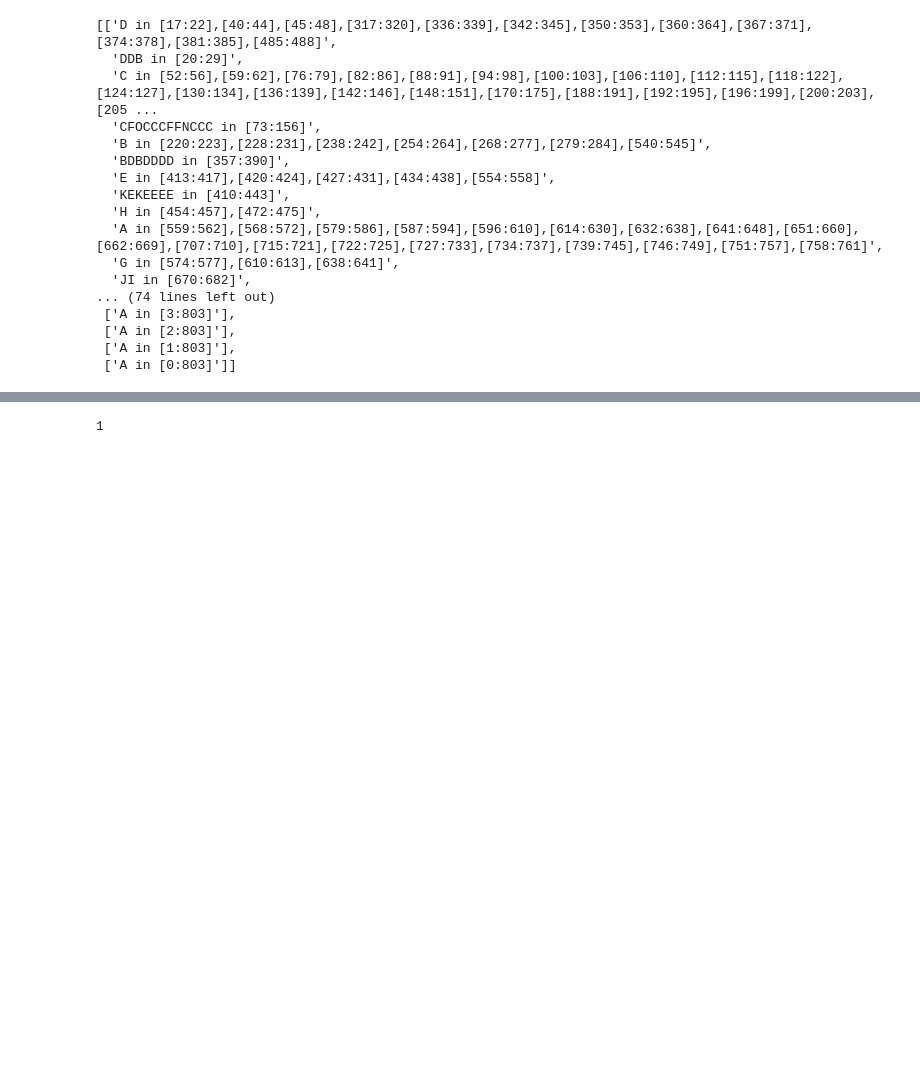
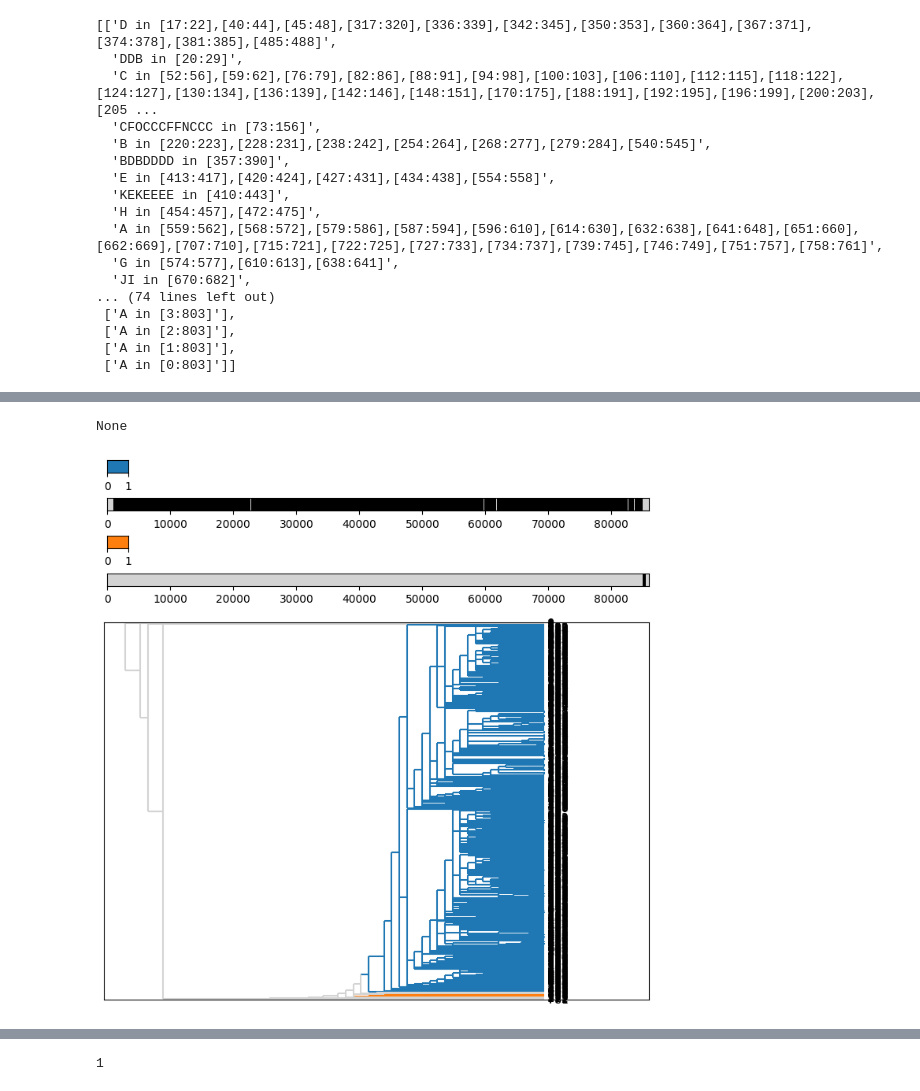
Before and after one commit to CENdetectHOR/CENdetectHOR_lib, a Jupyter notebook: findHORsSplitByMonomerSize.ipynb, the cells around one changed output, grey strips where cells are left out. Drawn from its saved outputs; the diff is of its cells as text; code cells hidden in the pictures; blank space fills up the shorter version.

```diff
--- a/findHORsSplitByMonomerSize.ipynb
+++ b/findHORsSplitByMonomerSize.ipynb
@@ -158,3 +182,8 @@ with open(output_filename, "w") as write_file:
+# %%
+show_hors(hor_tree_root.sub_hors, tree)
+# %% [output]
+None
+[figure, added]
 # %%
 actual_hors = [hor for hor in hors if len(hor.hor.clade_seq) > 1]
 # %%
```
Also changed, not shown: parts of 6 cells of this notebook, 3 other files.
